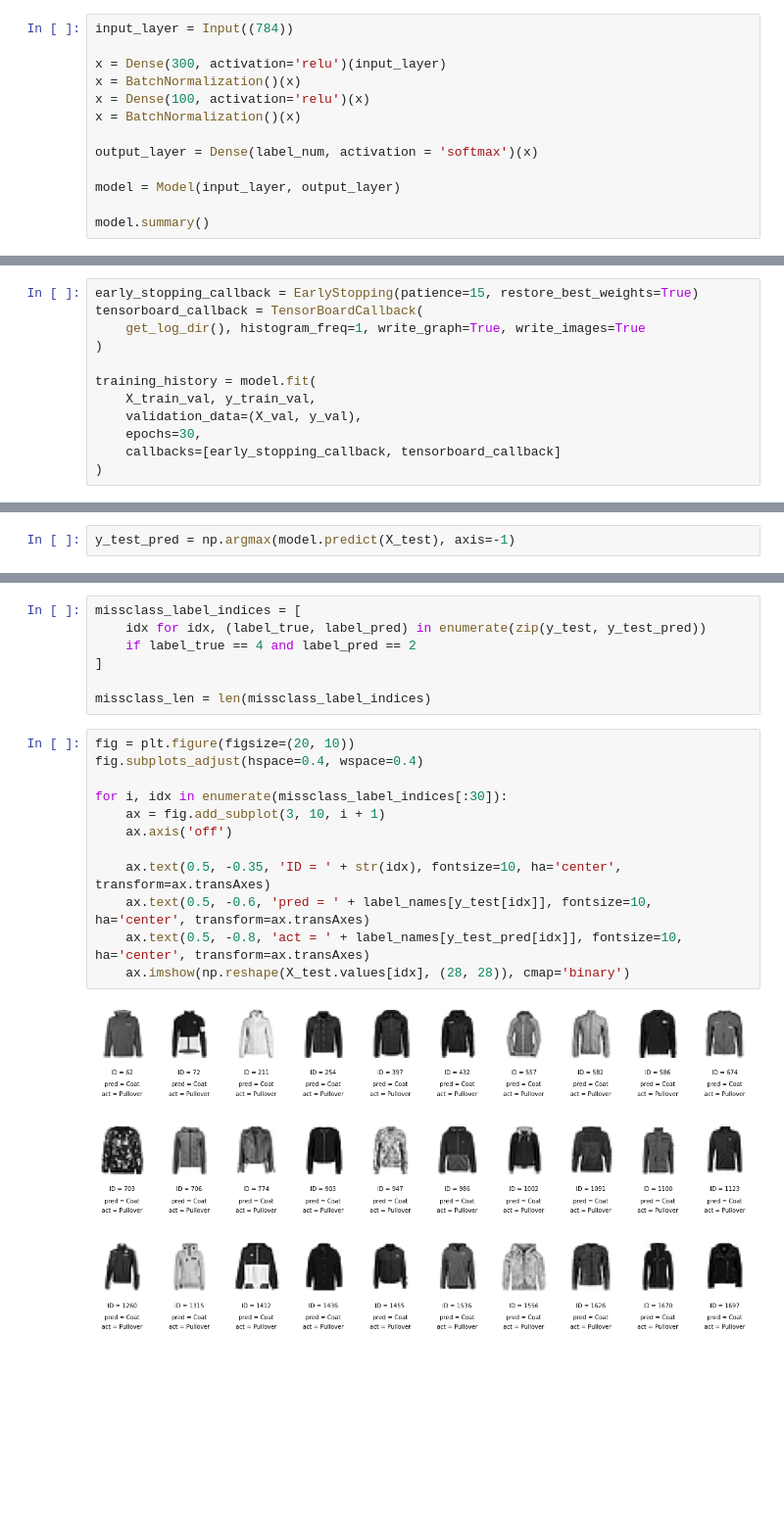
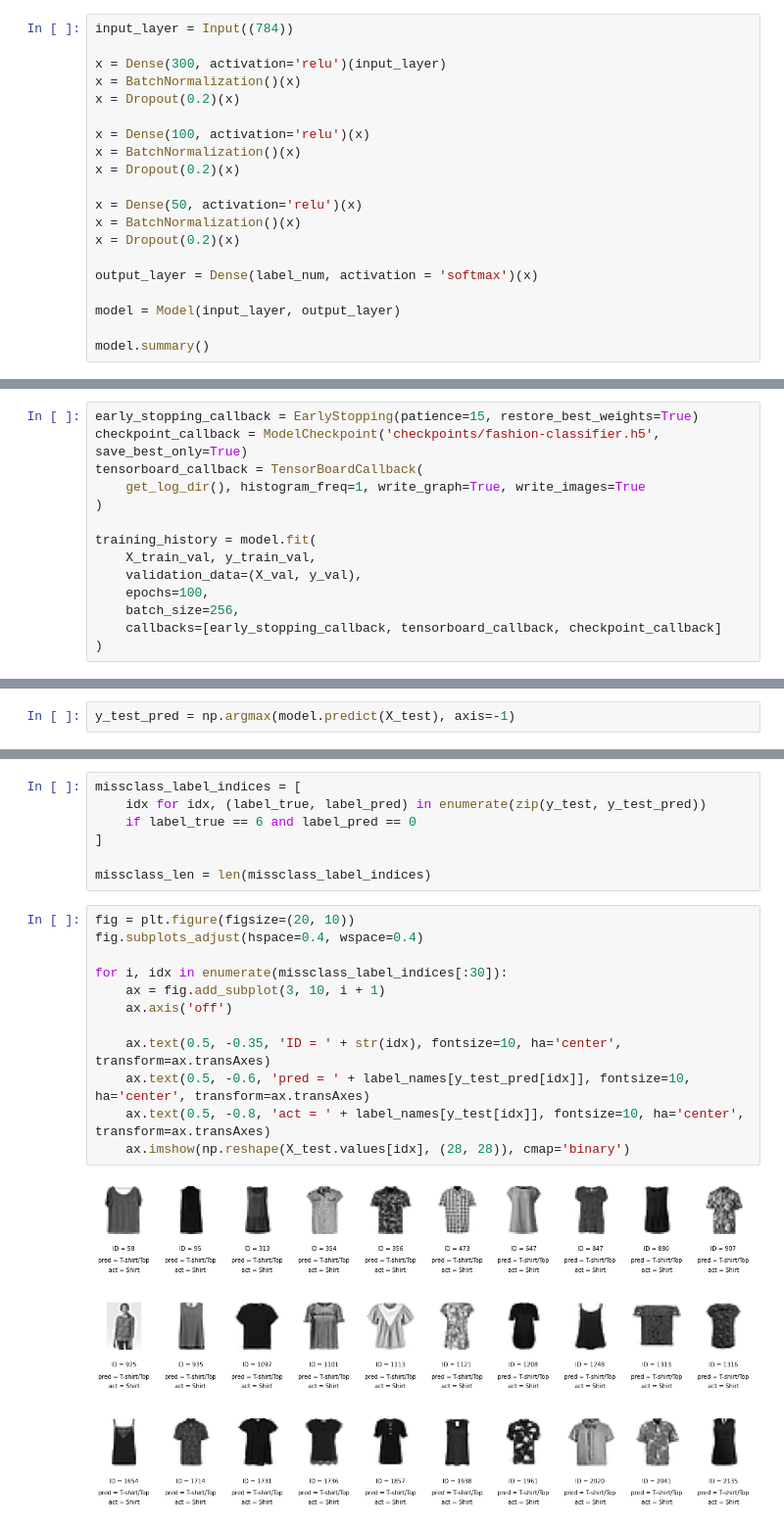
Before and after one commit to roma-glushko/zelando-fashion-mnist, a Jupyter notebook: index.ipynb, the cells around one changed output, grey strips where cells are left out. Shown at 98% size. Cells and saved outputs as stored; diff of their text form; blank space fills up the shorter version.

Commit message:
🧪 Exerimented with RMSprop optimizer, batch sizes and learning rates Got the highest val score: 0.9023

```diff
--- a/index.ipynb
+++ b/index.ipynb
@@ -122,8 +132,15 @@ input_layer = Input((784))
 
 x = Dense(300, activation='relu')(input_layer)
 x = BatchNormalization()(x)
+x = Dropout(0.2)(x)
+
 x = Dense(100, activation='relu')(x)
 x = BatchNormalization()(x)
+x = Dropout(0.2)(x)
+
+x = Dense(50, activation='relu')(x)
+x = BatchNormalization()(x)
+x = Dropout(0.2)(x)
 
 output_layer = Dense(label_num, activation = 'softmax')(x)
 
@@ -161,6 +175,7 @@ model.compile(
 )
 # %%
 early_stopping_callback = EarlyStopping(patience=15, restore_best_weights=True)
+checkpoint_callback = ModelCheckpoint('checkpoints/fashion-classifier.h5', save_best_only=True)
 tensorboard_callback = TensorBoardCallback(
     get_log_dir(), histogram_freq=1, write_graph=True, write_images=True
 )
@@ -168,7 +183,8 @@ tensorboard_callback = TensorBoardCallback(
 training_history = model.fit(
     X_train_val, y_train_val,
     validation_data=(X_val, y_val),
-    epochs=30,
-    callbacks=[early_stopping_callback, tensorboard_callback]
+    epochs=100,
+    batch_size=256,
+    callbacks=[early_stopping_callback, tensorboard_callback, checkpoint_callback]
 )
 # %% [output]
@@ -265,21 +317,21 @@ weighted avg     0.8942    0.8926    0.8927     10000
 # %%
 missclass_label_indices = [
     idx for idx, (label_true, label_pred) in enumerate(zip(y_test, y_test_pred))
-    if label_true == 4 and label_pred == 2
+    if label_true == 6 and label_pred == 0
 ]
 
 missclass_len = len(missclass_label_indices)
 # %%
 fig = plt.figure(figsize=(20, 10))
 fig.subplots_adjust(hspace=0.4, wspace=0.4)
 
 for i, idx in enumerate(missclass_label_indices[:30]):
     ax = fig.add_subplot(3, 10, i + 1)
     ax.axis('off')
 
     ax.text(0.5, -0.35, 'ID = ' + str(idx), fontsize=10, ha='center', transform=ax.transAxes)
-    ax.text(0.5, -0.6, 'pred = ' + label_names[y_test[idx]], fontsize=10, ha='center', transform=ax.transAxes)
-    ax.text(0.5, -0.8, 'act = ' + label_names[y_test_pred[idx]], fontsize=10, ha='center', transform=ax.transAxes)
+    ax.text(0.5, -0.6, 'pred = ' + label_names[y_test_pred[idx]], fontsize=10, ha='center', transform=ax.transAxes)
+    ax.text(0.5, -0.8, 'act = ' + label_names[y_test[idx]], fontsize=10, ha='center', transform=ax.transAxes)
     ax.imshow(np.reshape(X_test.values[idx], (28, 28)), cmap='binary')
 # %% [output]
-[figure, old version]
+[figure, new version]
```
Also changed, not shown: parts of 8 cells of this notebook, 1 other file.
